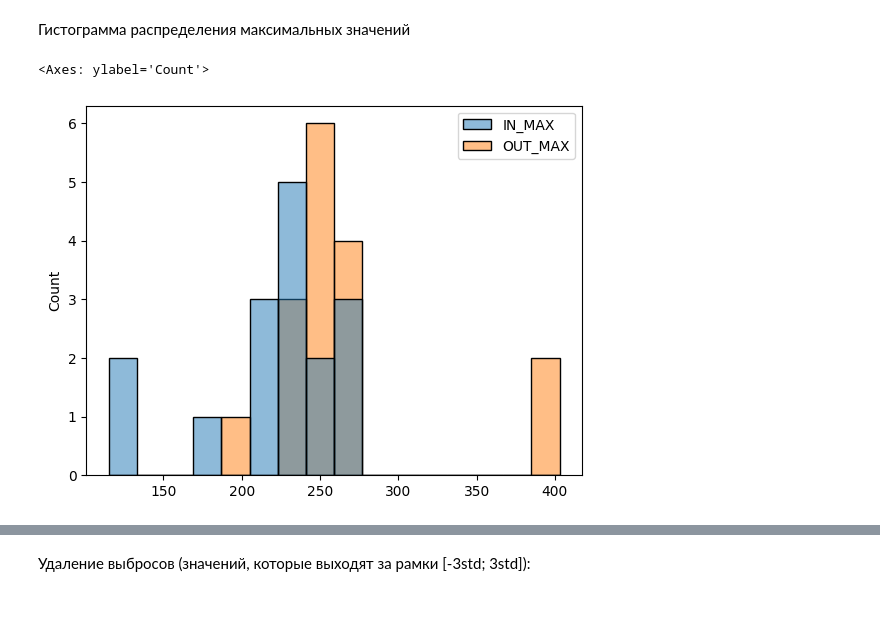
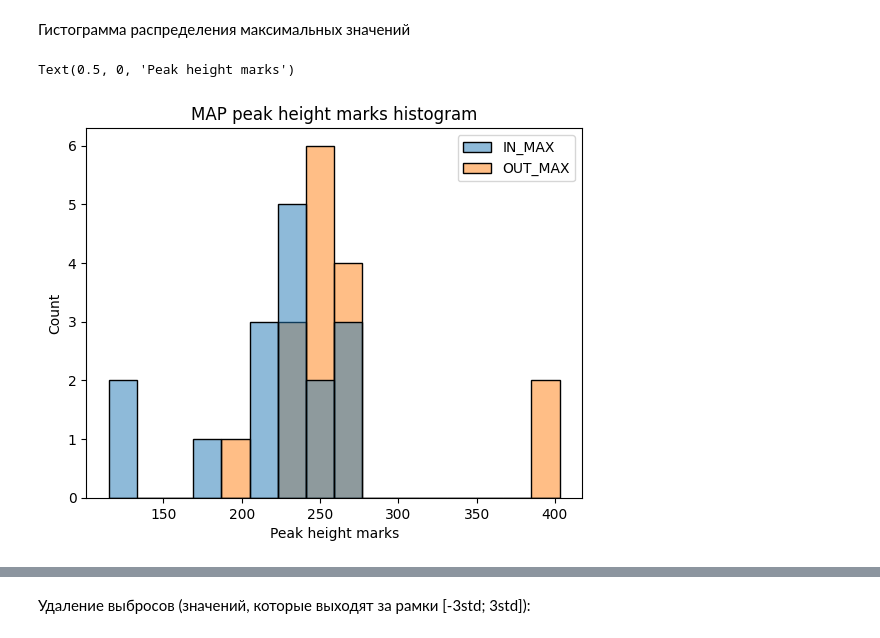
Before and after one commit to maroonOcat/height, a Jupyter notebook: height_detector.ipynb, the cells around one changed output, grey strips where cells are left out. Drawn from its saved outputs; the diff is of its cells as text; code cells hidden in the pictures; blank space fills up the shorter version.

```diff
--- a/height_detector.ipynb
+++ b/height_detector.ipynb
@@ -140,8 +107,0 @@ def find_line_2(dot):
-# %%
-
-
-#min_dots_list = df_MAP_height_max['IN_MAX'].tolist()
-df_MAP_height_max['ANGLE_IN'] = df_MAP_height_max['IN_MAX'].apply(find_line_in)
-df_MAP_height_max['ANGLE_OUT'] = df_MAP_height_max['OUT_MAX'].apply(find_line_out)
-
-df_MAP_height_max
@@ -179,8 +110,10 @@ df_max
 # %%
 list_IN = list(df_MAP_height_all['IN'])
 
 max_list = list(df_MAP_height_max['IN_MAX'])+list(df_MAP_height_max['OUT_MAX'])
 sns.histplot(df_MAP_height_max)
+plt.title("MAP peak height marks histogram")
+plt.xlabel("Peak height marks")
 # %% [output]
-<Axes: ylabel='Count'>
+Text(0.5, 0, 'Peak height marks')
-[figure, old version]
+[figure, new version]
```
Also changed, not shown: parts of 37 cells of this notebook.
